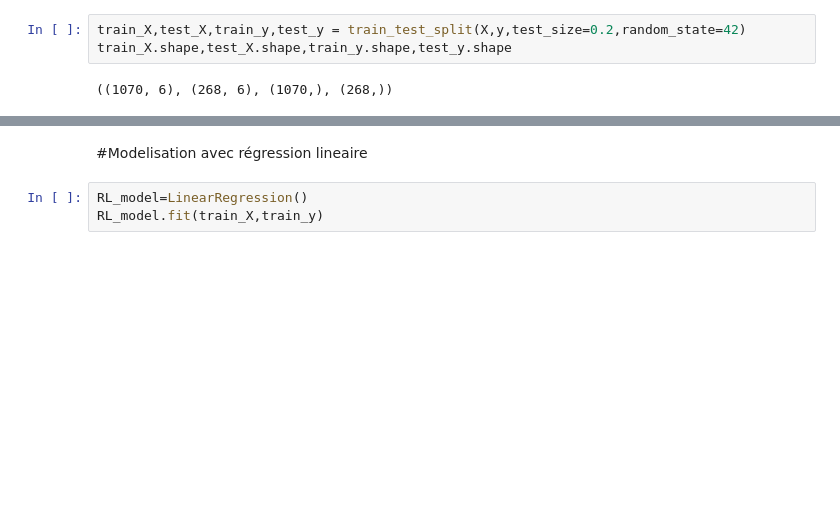
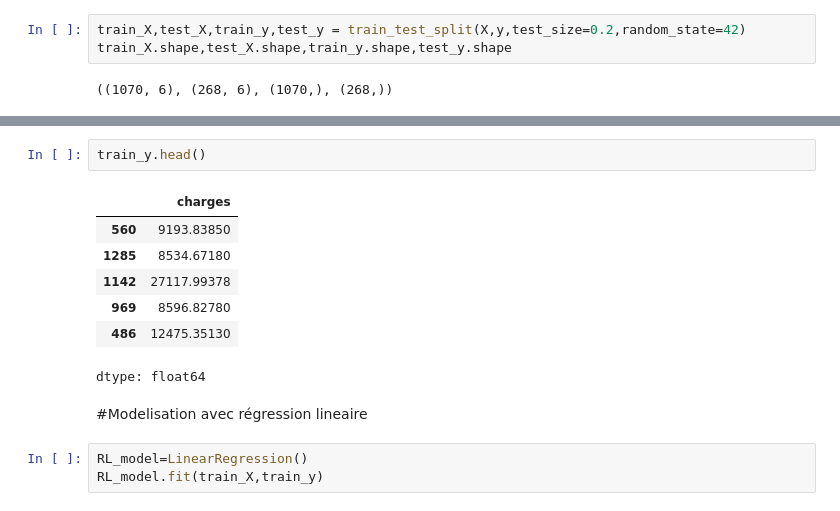
Before and after one commit to Amadou794545/prediction_du_couts_de_frais_medicaux, a Jupyter notebook: Prédiciton_des_coûts_médicaux.ipynb, the cells around one changed output, grey strips where cells are left out. Saved outputs shown, nothing was run; the diff lists cells and outputs as text; blank space fills up the shorter version.

```diff
--- a/Prédiciton_des_coûts_médicaux.ipynb
+++ b/Prédiciton_des_coûts_médicaux.ipynb
@@ -280,3 +289,13 @@ train_X.shape,test_X.shape,train_y.shape,test_y.shape
+# %%
+train_y.head()
+# %% [output]
+|  | charges |
+| 560 | 9193.83850 |
+| 1285 | 8534.67180 |
+| 1142 | 27117.99378 |
+| 969 | 8596.82780 |
+| 486 | 12475.35130 |
+dtype: float64
 # %% [markdown]
 #Modelisation avec régression lineaire
 # %%
```
Also changed, not shown: parts of 7 cells of this notebook.
